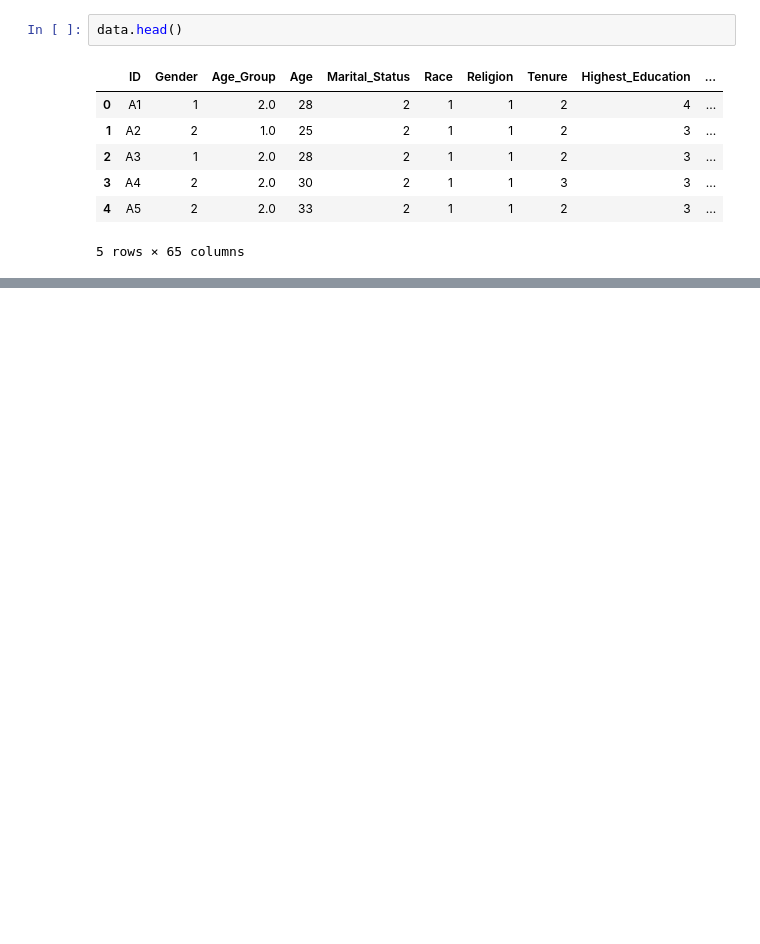
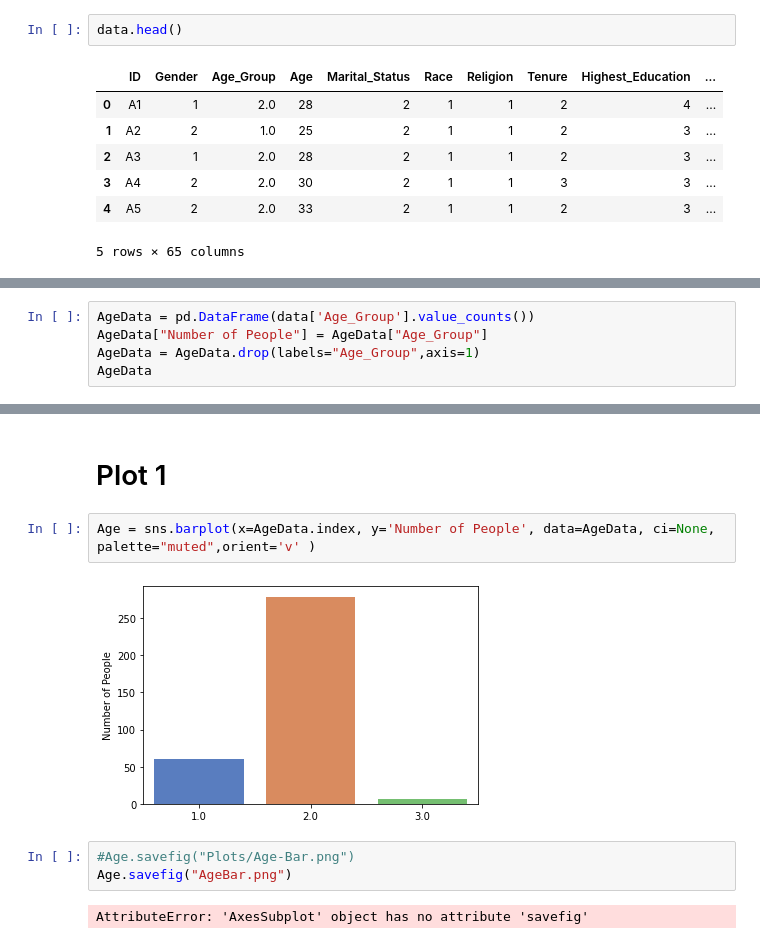
Before and after one commit to CmdrSam/Presenteeism, a Jupyter notebook: Data Visualisation.ipynb, the cells around one changed output, grey strips where cells are left out. Saved outputs shown, nothing was run; the diff lists cells and outputs as text; blank space fills up the shorter version.

```diff
--- a/Data Visualisation.ipynb
+++ b/Data Visualisation.ipynb
@@ -51,0 +36,5 @@ sns.heatmap(corr, mask=mask, cmap=cmap, vmax=.3, center=0,square=True, linewidth
+# %%
+AgeData = pd.DataFrame(data['Age_Group'].value_counts())
+AgeData["Number of People"] = AgeData["Age_Group"]
+AgeData = AgeData.drop(labels="Age_Group",axis=1)
+AgeData
@@ -51,0 +56,11 @@ sns.heatmap(corr, mask=mask, cmap=cmap, vmax=.3, center=0,square=True, linewidth
+# %% [markdown]
+# Plot 1
+# %%
+Age = sns.barplot(x=AgeData.index, y='Number of People', data=AgeData, ci=None, palette="muted",orient='v' )
+# %% [output]
+[figure, added]
+# %%
+#Age.savefig("Plots/Age-Bar.png")
+Age.savefig("AgeBar.png")
+# %% [output]
+AttributeError: 'AxesSubplot' object has no attribute 'savefig'
```
Also changed, not shown: parts of 16 cells of this notebook.
